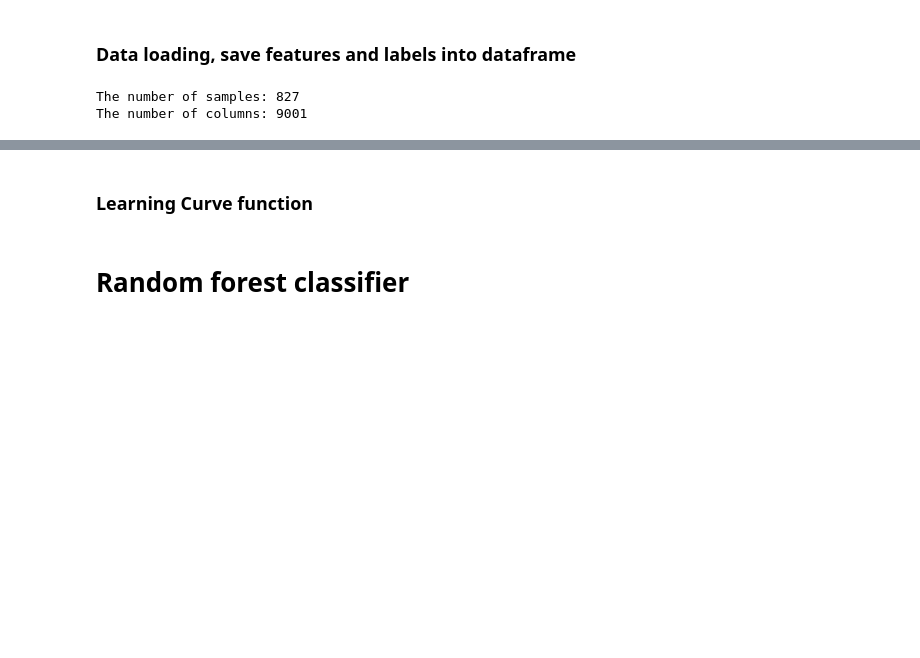
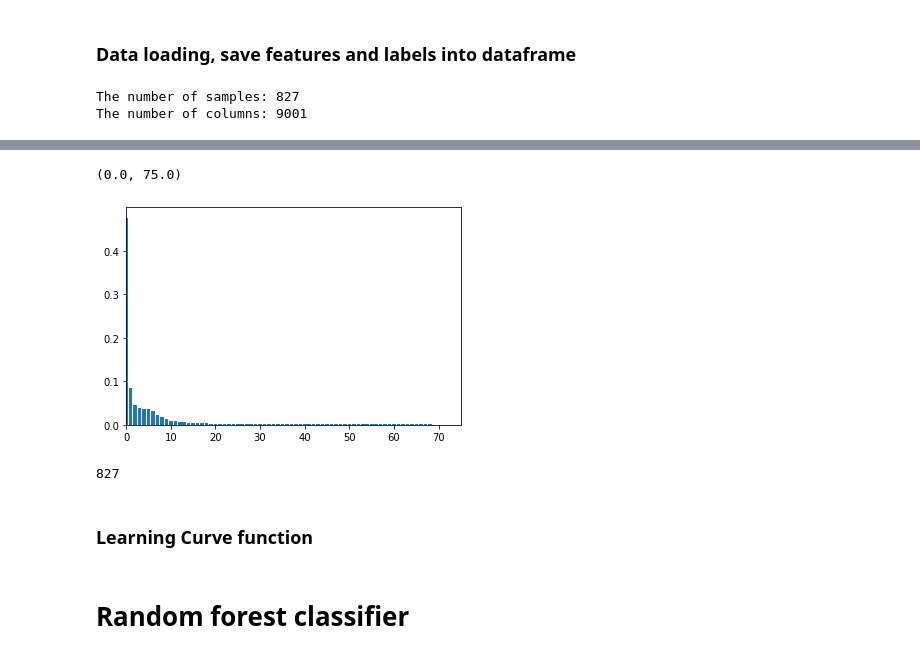
Before and after one commit to pienvangastel/tm10007_ml_group3, a Jupyter notebook: assignment_ordered.ipynb, the cells around one changed output, grey strips where cells are left out. Saved outputs shown, nothing was run; the diff lists cells and outputs as text; code cells hidden in the pictures; blank space fills up the shorter version.

```diff
--- a/assignment_ordered.ipynb
+++ b/assignment_ordered.ipynb
@@ -27,3 +74,13 @@ The number of columns: 9001
+# %%
+plt.bar(x=range(pca.explained_variance_ratio_.shape[0]), height=pca.explained_variance_ratio_)
+plt.xlim([0, 75])
+# %% [output]
+(0.0, 75.0)
+[figure, added]
+# %%
+pca.explained_variance_ratio_.shape[0]
+# %% [output]
+827
 # %% [markdown]
 ### Learning Curve function
 # %%
```
Also changed, not shown: parts of 22 cells of this notebook.
